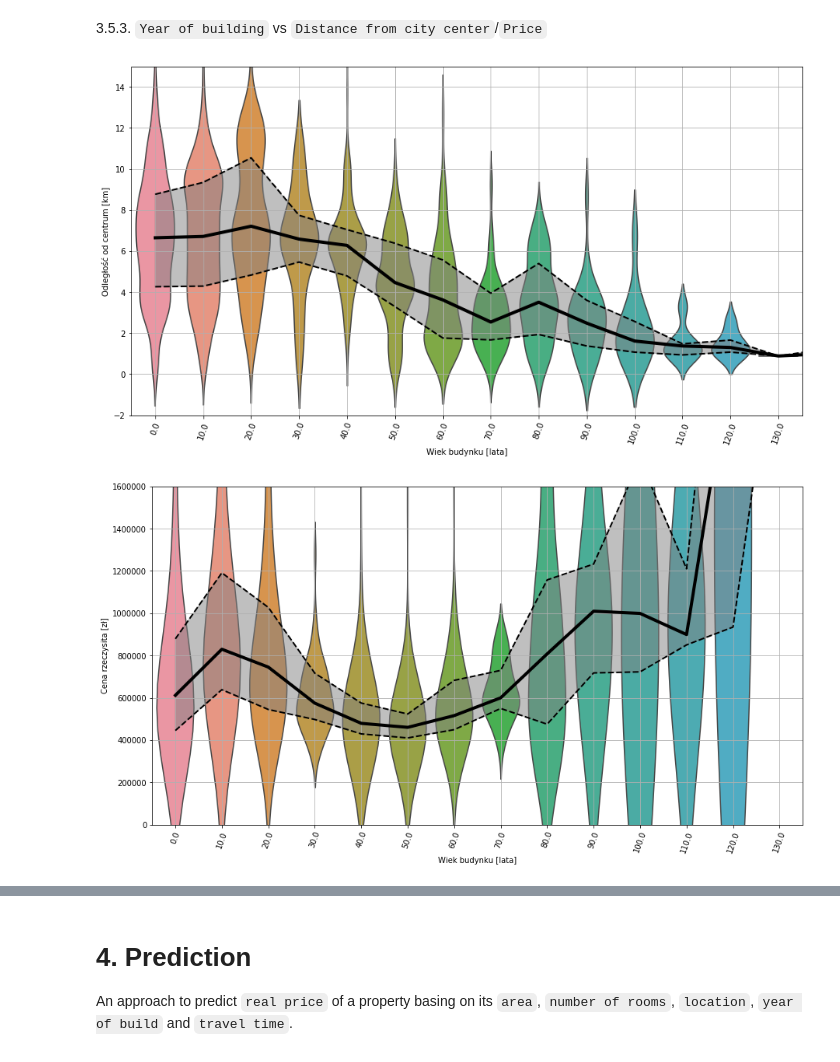
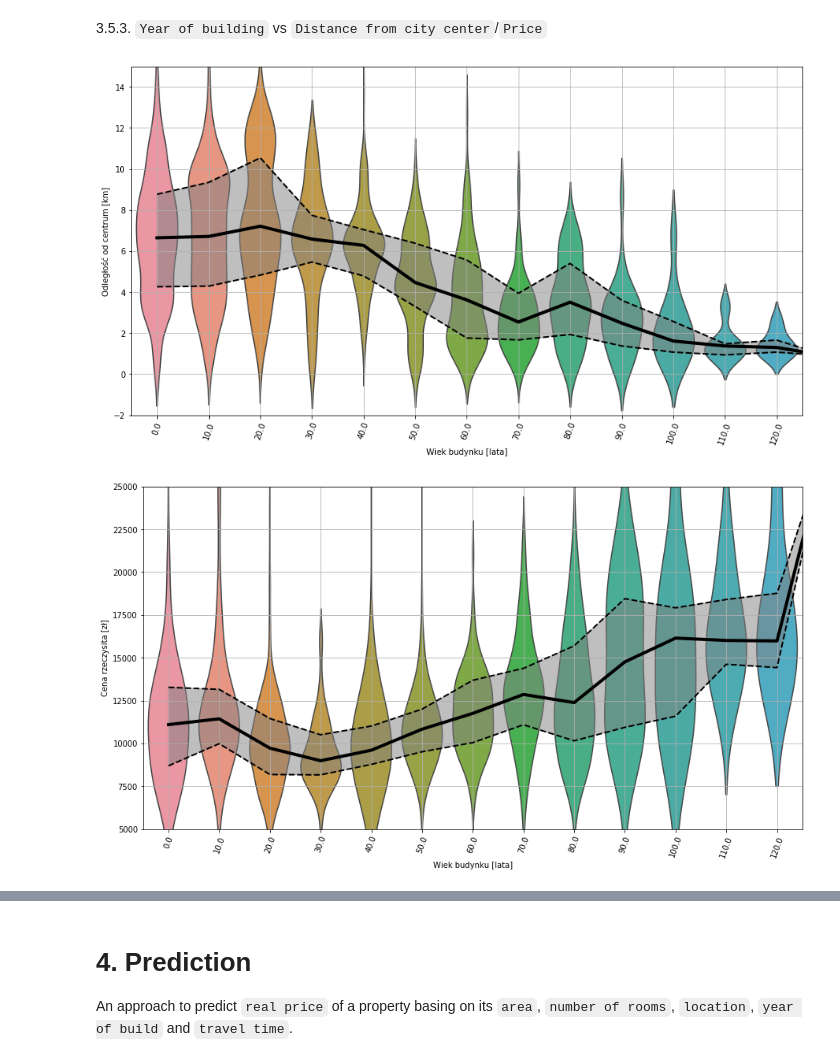
Before and after one commit to KrystianPlackowski/Apartments-data-parser, a Jupyter notebook: sale/analyse.ipynb, the cells around one changed output, grey strips where cells are left out. Cells and saved outputs as stored; diff of their text form; code cells hidden in the pictures.

Commit message:
change of axis choose in age plot

```diff
--- a/sale/analyse.ipynb
+++ b/sale/analyse.ipynb
@@ -448,28 +448,28 @@ plt.xticks(rotation=70)
 plt.xlabel('Wiek budynku [lata]')
 plt.ylabel('Odległość od centrum [km]')
 plt.ylim(-2, 15)
-plt.xlim(-5/bin_size, 135/bin_size)
+plt.xlim(-5/bin_size, 125/bin_size)
 plt.grid()
 # %% [output]
-[figure, old version]
+[figure, new version]
 # %%
 bin_size = 10
 plt.figure(figsize=(15,8))
 
 df_ = apartaments.apply(lambda x: round((2019-x)/bin_size)*bin_size if x.name == 'Rok budowy' else x)
 
-sns.violinplot('Rok budowy', 'Cena', data=df_, showfliers=False, scale='width', inner=None)#'quartile')
+sns.violinplot('Rok budowy', 'Cena za metr', data=df_, showfliers=False, scale='width', inner=None)#'quartile')
 #sns.stripplot('Rok budowy', 'Cena rzeczywista', data=df_, color='k')
-quantile_lines(df_, 'Rok budowy', 'Cena')
+quantile_lines(df_, 'Rok budowy', 'Cena za metr')
 
 plt.xticks(rotation=70)
 plt.xlabel('Wiek budynku [lata]')
-plt.ylabel('Cena rzeczysita [zł]')
-plt.xlim(-5/bin_size, 135/bin_size)
-plt.ylim(0, 1_600_000)
+plt.ylabel('Cena za metr [zł/m^2]')
+plt.xlim(-5/bin_size, 125/bin_size)
+plt.ylim(5_000, 25_000)
 plt.grid()
 # %% [output]
-[figure, old version]
+[figure, new version]
 # %% [markdown]
 ## Comments:
 
```
Also changed, not shown: parts of 1 cell of this notebook, 1 other file.
